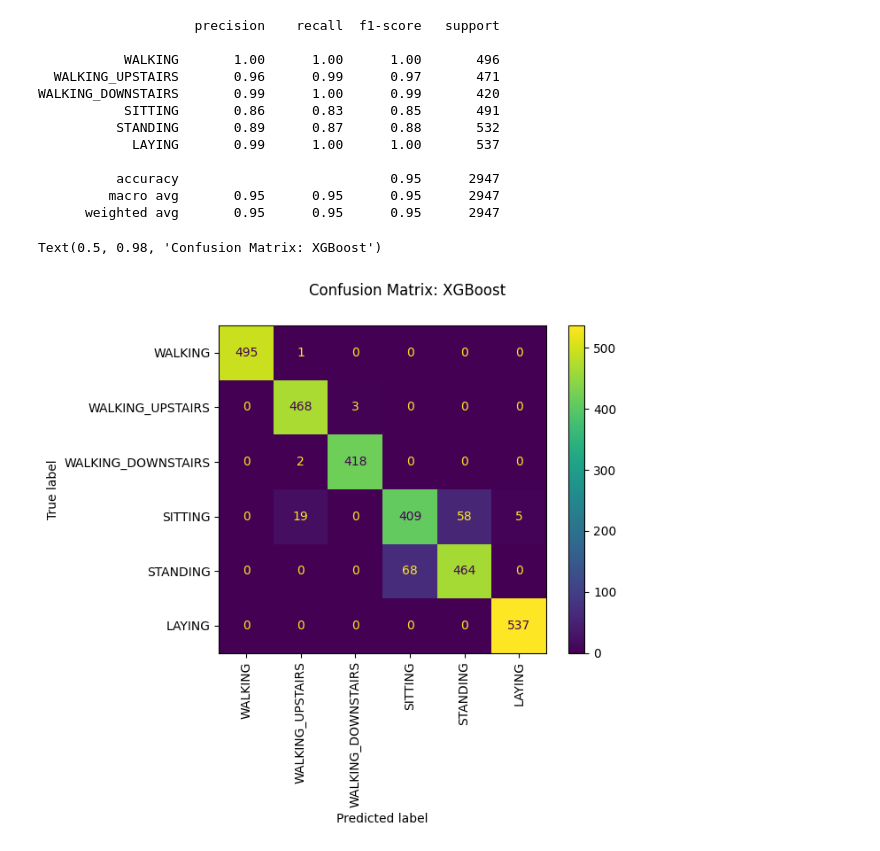
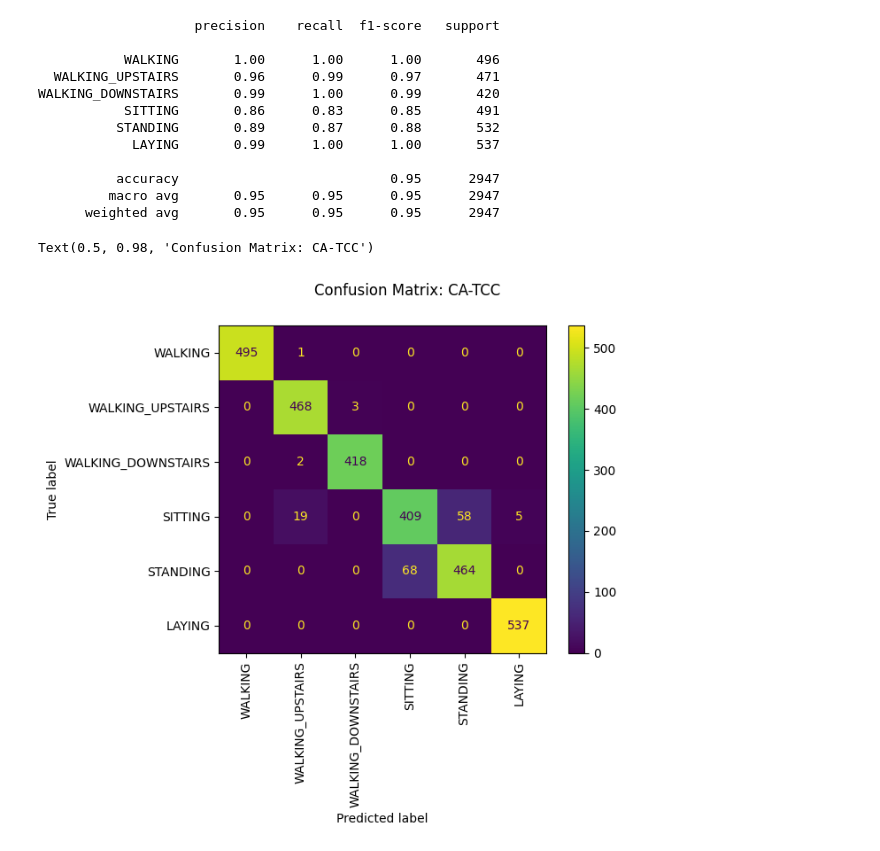
Before and after one commit to glebpnkv/xdp-analysis, a Jupyter notebook: notebooks/1_model_comparison.ipynb, the cells around one changed output. Cells and saved outputs as stored; diff of their text form; code cells hidden in the pictures.

```diff
--- a/notebooks/1_model_comparison.ipynb
+++ b/notebooks/1_model_comparison.ipynb
@@ -747,17 +695,17 @@ WALKING_DOWNSTAIRS       0.99      1.00      0.99       420
 # %%
 disp = ConfusionMatrixDisplay(
     confusion_matrix(
         y_true=df_pred["label"],
         y_pred=df_pred["y_pred"],
     ),
     display_labels=list(label_to_name_map.values())
 )
 
 disp.plot(
     xticks_rotation=90
 )
 
-plt.suptitle("Confusion Matrix: XGBoost")
+plt.suptitle("Confusion Matrix: CA-TCC")
 # %% [output]
-Text(0.5, 0.98, 'Confusion Matrix: XGBoost')
+Text(0.5, 0.98, 'Confusion Matrix: CA-TCC')
-[figure, old version]
+[figure, new version]
```
Also changed, not shown: parts of 5 cells of this notebook, 1 other file.
